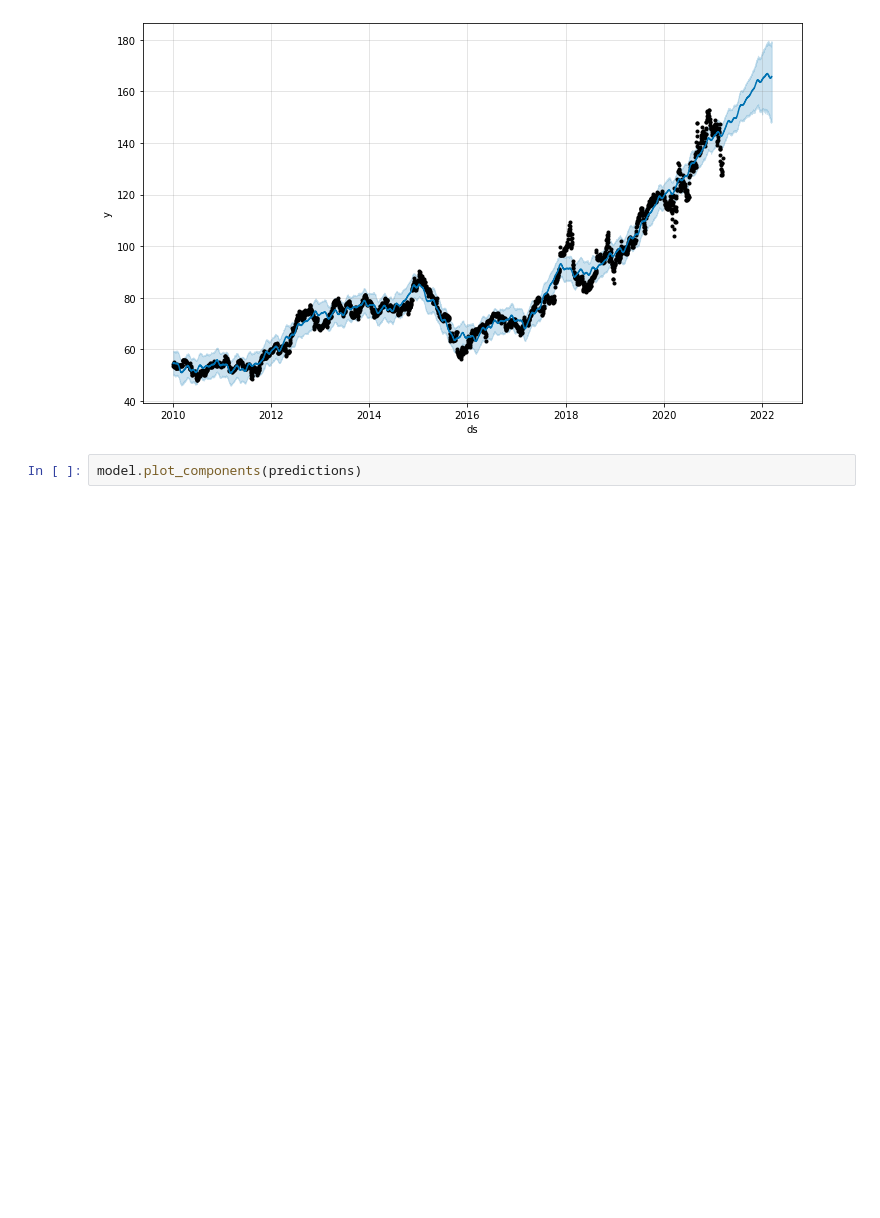
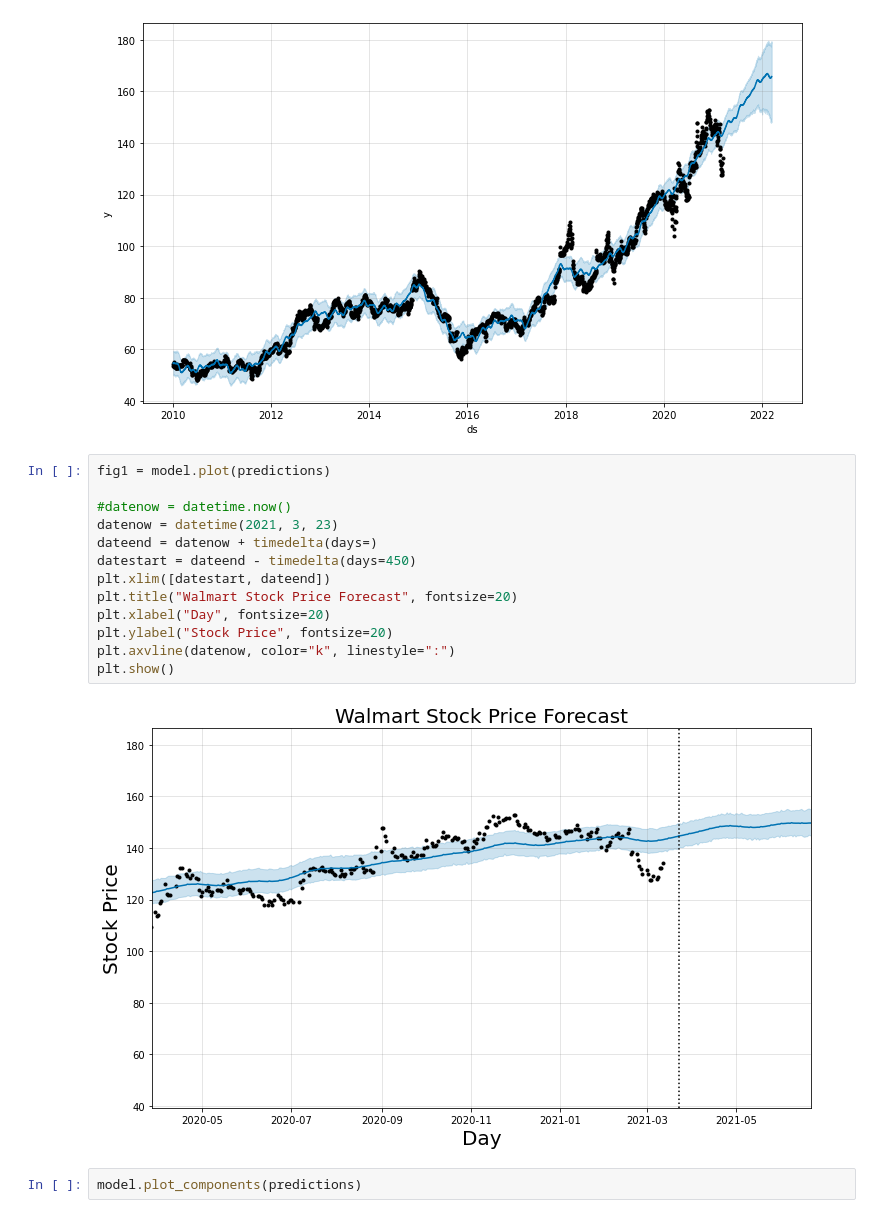
Before and after one commit to beckyydo/retail-machine-learning, a Jupyter notebook: Test_fbprophet.ipynb, the cells around one changed output. Cells and saved outputs as stored; diff of their text form; blank space fills up the shorter version.

```diff
--- a/Test_fbprophet.ipynb
+++ b/Test_fbprophet.ipynb
@@ -185,6 +185,21 @@ model.plot(predictions)
 # %% [output]
 [figure]
 [figure]
+# %%
+fig1 = model.plot(predictions)
+
+#datenow = datetime.now()
+datenow = datetime(2021, 3, 23)
+dateend = datenow + timedelta(days=)
+datestart = dateend - timedelta(days=450)
+plt.xlim([datestart, dateend])
+plt.title("Walmart Stock Price Forecast", fontsize=20)
+plt.xlabel("Day", fontsize=20)
+plt.ylabel("Stock Price", fontsize=20)
+plt.axvline(datenow, color="k", linestyle=":")
+plt.show()
+# %% [output]
+[figure, added]
 # %%
 model.plot_components(predictions)
 # %% [output]
```
Also changed, not shown: parts of 1 cell of this notebook.
